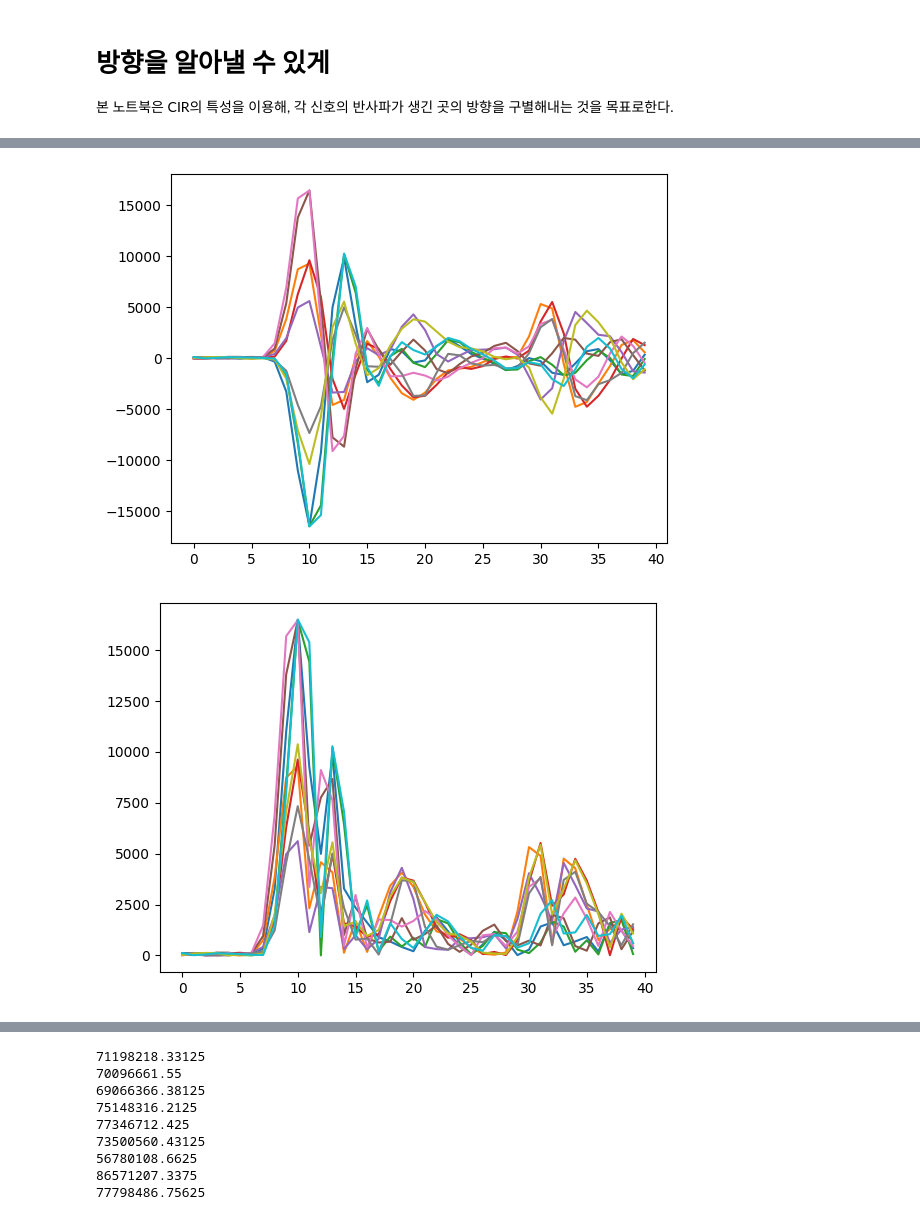
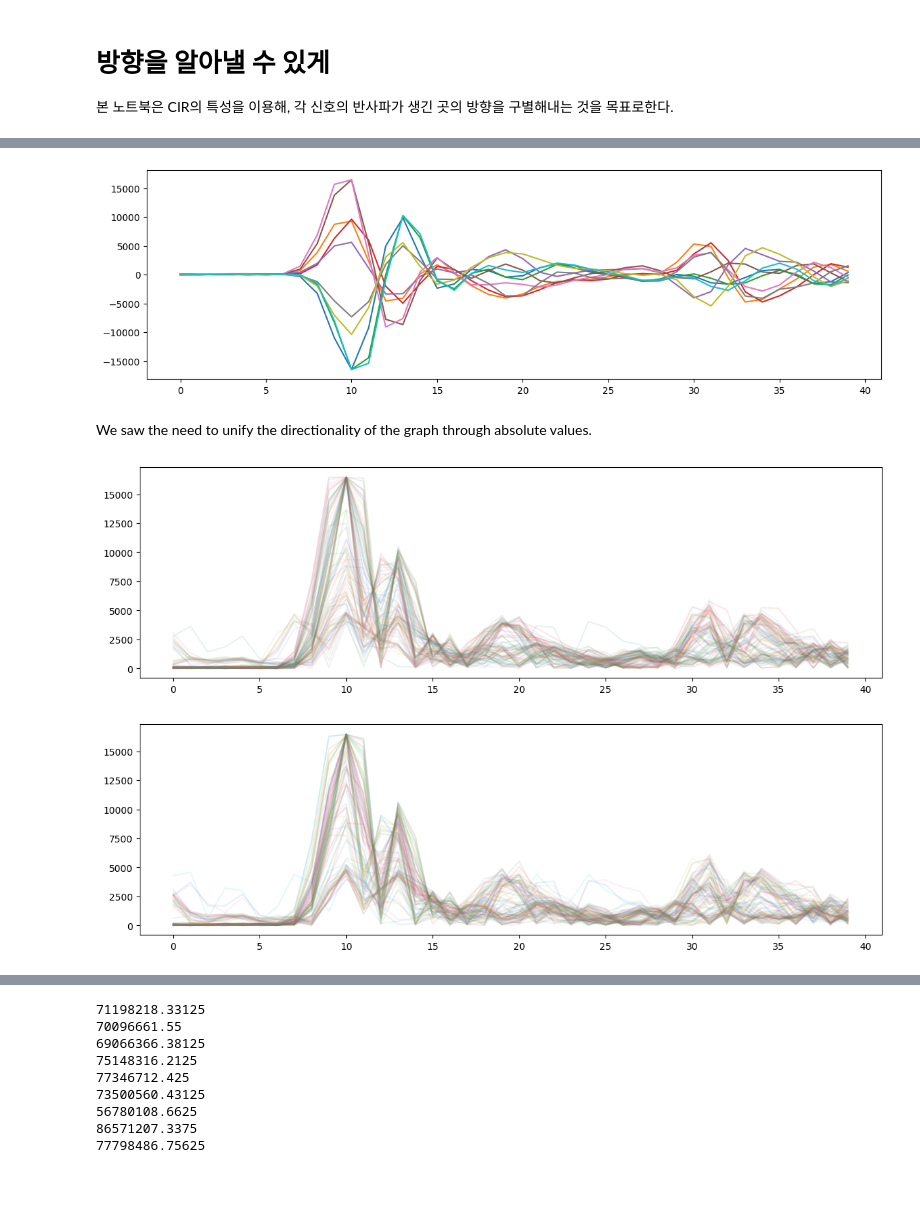
Before and after one commit to jkworldchampion/tag-less_tracking_with_uwb, a Jupyter notebook: angle_classification.ipynb, the cells around one changed output, grey strips where cells are left out. Cells and saved outputs as stored; diff of their text form; code cells hidden in the pictures; blank space fills up the shorter version.

```diff
--- a/angle_classification.ipynb
+++ b/angle_classification.ipynb
@@ -72,3 +78,5 @@ same_lt215 = same_peak(lt215)
+# %%
+plt.rcParams["figure.figsize"] = (14,4)
 # %%
 empty.iloc[10].plot()
 # %% [output]
@@ -78,9 +86,16 @@ empty.iloc[10].plot()
 for i in range(0, 10):
     same_empty.iloc[i][:40].plot()
 # %% [output]
-[figure, old version]
+[figure, new version]
+# %% [markdown]
+We saw the need to unify the directionality of the graph through absolute values.
 # %%
-for i in range(0, 10):
-    abs(same_empty.iloc[i][:40]).plot()
+for i in range(0, 100):
+    abs(same_empty.iloc[i][:40]).plot(alpha=0.1)
+plt.show()
+for i in range(0, 100):
+    abs(same_ra20.iloc[i][:40]).plot(alpha=0.1)
+plt.show()
 # %% [output]
-[figure, old version]
+[figure, new version]
+[figure, added]
```
Also changed, not shown: parts of 17 cells of this notebook.
